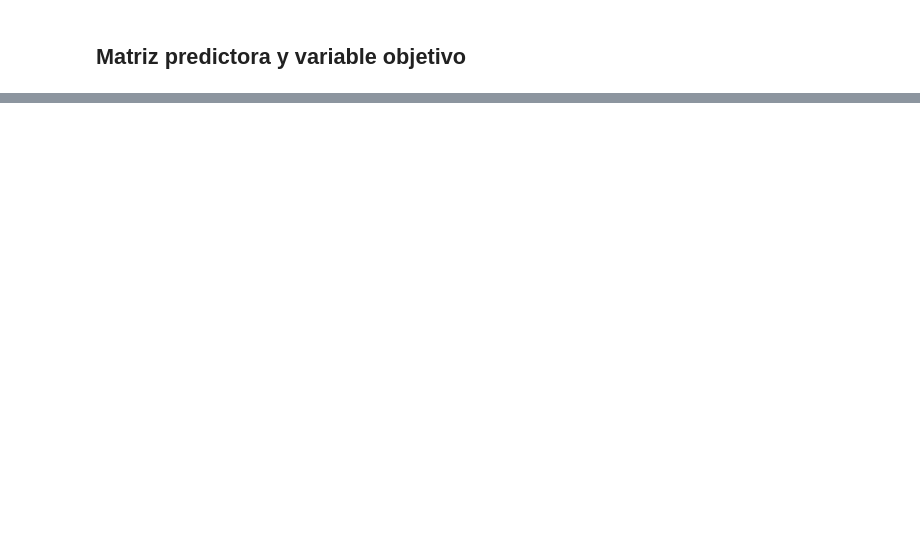
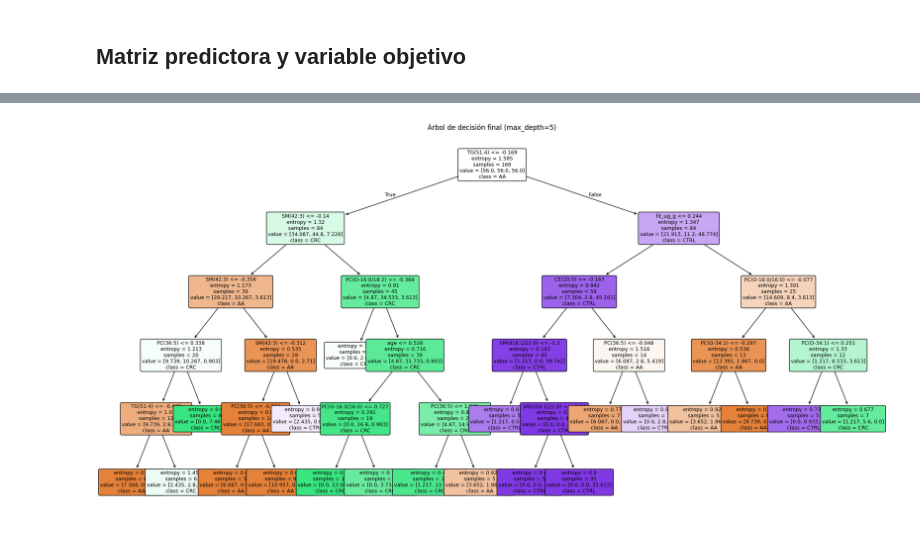
Before and after one commit to A01795919/proyecto_integrador_equipo-22, a Jupyter notebook: notebooks/Avance4_Equipo22.ipynb, the cells around one changed output, grey strips where cells are left out. Saved outputs shown, nothing was run; the diff lists cells and outputs as text; code cells hidden in the pictures; blank space fills up the shorter version.

```diff
--- a/notebooks/Avance4_Equipo22.ipynb
+++ b/notebooks/Avance4_Equipo22.ipynb
@@ -666,0 +579,23 @@ Scikit-learn Developers. (2026). *Scikit-learn User Guide*. https://scikit-learn
+# %%
+# ============================================================
+# Evaluación final en held-out test set
+# ============================================================
+# Esta es la métrica NO sesgada — el modelo nunca vio estos datos durante tuning.
+
+final_model.fit(X_dev, y_dev)
+y_test_pred = final_model.predict(X_test)
+
+print('=== Reporte de clasificación en held-out (X_test) ===')
+print(classification_report(y_test, y_test_pred))
+
+print('\n=== Resumen de métricas en held-out ===')
+heldout_metrics = pd.DataFrame({
+    'Metric': ['Accuracy', 'Precision Macro', 'Recall Macro', 'F1 Macro'],
+    'Held-out Value': [
+        accuracy_score(y_test, y_test_pred),
+        precision_score(y_test, y_test_pred, average='macro'),
+        recall_score(y_test, y_test_pred, average='macro'),
+        f1_score(y_test, y_test_pred, average='macro'),
+    ]
+})
+heldout_metrics
@@ -666,0 +625,21 @@ Scikit-learn Developers. (2026). *Scikit-learn User Guide*. https://scikit-learn
+# %%
+# ============================================================
+# Visualización del árbol de decisión
+# ============================================================
+
+from sklearn.tree import plot_tree
+
+plt.figure(figsize=(20, 10))
+plot_tree(
+    final_model,
+    feature_names=X_dev.columns.tolist(),
+    class_names=final_model.classes_.tolist(),
+    filled=True,
+    rounded=True,
+    fontsize=9
+)
+plt.title(f'Árbol de decisión final (max_depth={final_model.max_depth})')
+plt.tight_layout()
+plt.show()
+# %% [output]
+[figure, added]
```
Also changed, not shown: parts of 64 cells of this notebook.
